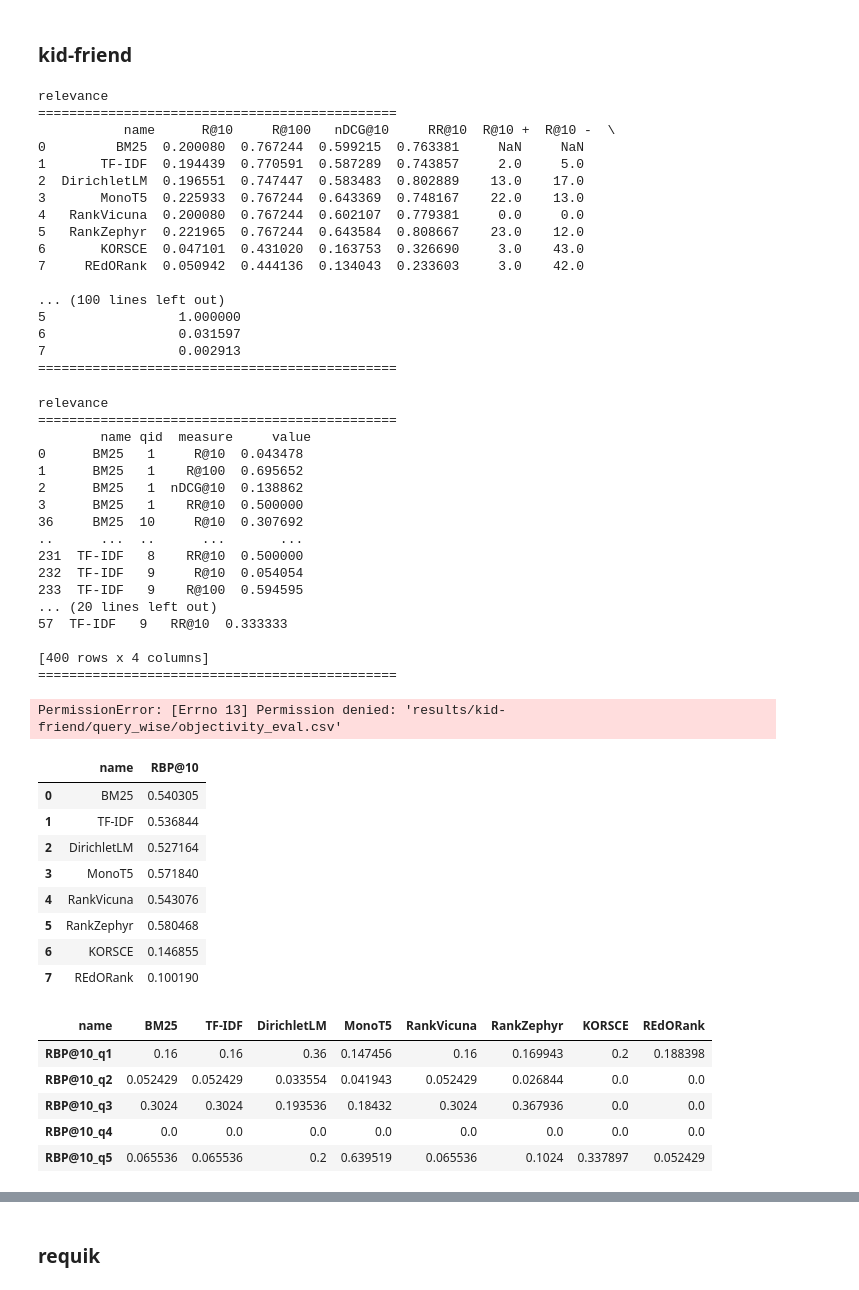
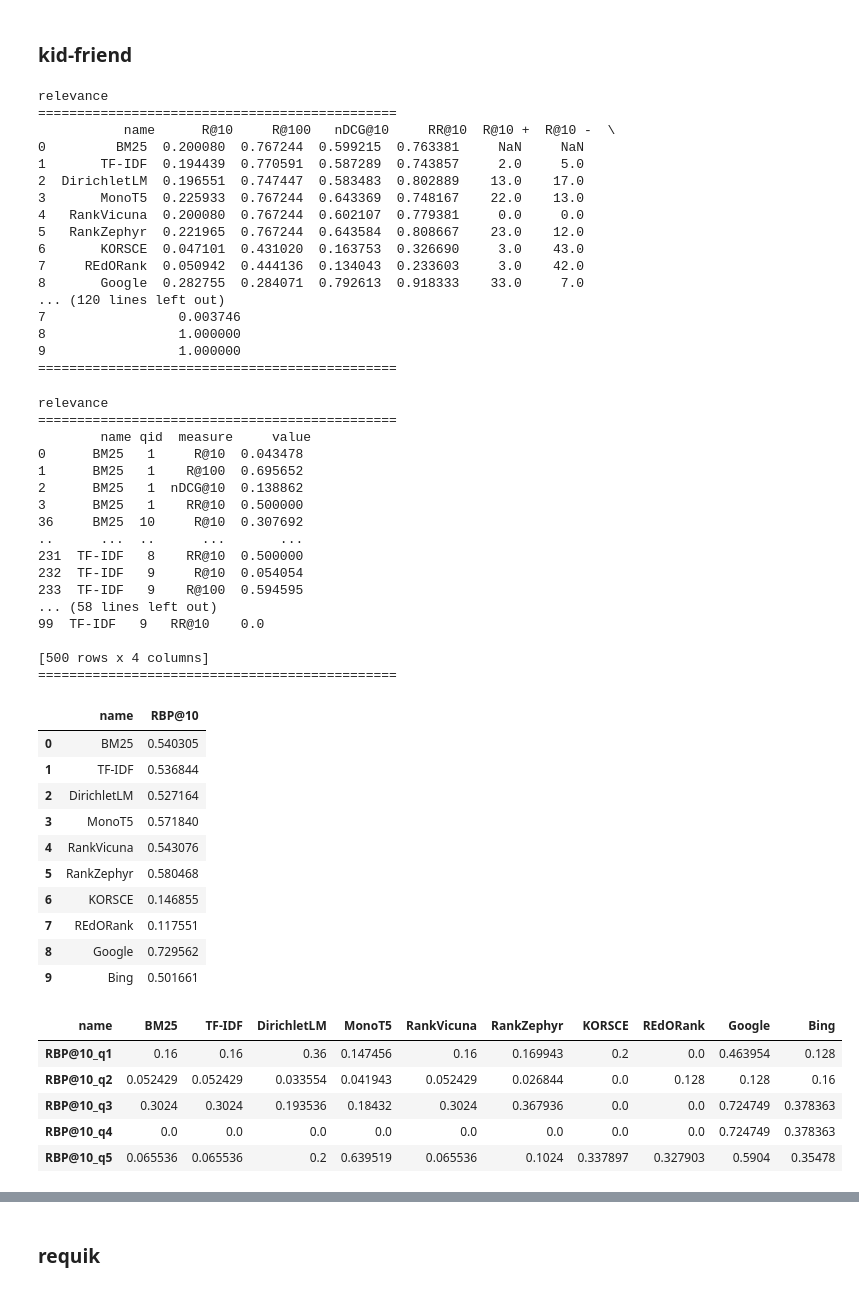
Before and after one commit to SOLandChildren/ChildCenteredEvaluation, a Jupyter notebook: code/evaluation.ipynb, the cells around one changed output, grey strips where cells are left out. Saved outputs shown, nothing was run; the diff lists cells and outputs as text; code cells hidden in the pictures.

Commit message:
Added other evaluation metrics for traditional evaluation

```diff
--- a/code/evaluation.ipynb
+++ b/code/evaluation.ipynb
@@ -73,7 +101,7 @@ requik_korsce.head()
 # %%
 import pyterrier as pt
 from pathlib import Path
-from pyterrier.measures import RR, nDCG, R
+from pyterrier.measures import RR, nDCG, R, P
 from utils import get_ranked_lists
 import pandas as pd
 
@@ -96,15 +124,15 @@ for qrel in qrels:
     kf_qrel_file["qid"] = kf_qrel_file["qid"].astype(str)
 
     if qrel == "relevance":
-        metrics = [RR @ 10, nDCG @ 10, R @ 100, R @ 10]
+        metrics = [RR @ 10, nDCG @ 10, R @ 100, R @ 10, P@10]
     else:
         metrics = [RR@10]
 
     kf_results = pt.Experiment(
-        retr_systems = get_ranked_lists("results/kid-friend/"),
+        retr_systems = get_ranked_lists("results/kid-friend/", dataset_name="kidfriend"),
         topics = kf_queries,
         qrels = kf_qrel_file,
-        names=["BM25", "TF-IDF", "DirichletLM", "MonoT5", "RankVicuna", "RankZephyr", "KORSCE", "REdORank"],
+        names=["BM25", "TF-IDF", "DirichletLM", "MonoT5", "RankVicuna", "RankZephyr", "KORSCE", "REdORank", "Google", "Bing"],
         eval_metrics=metrics,
         save_dir=str(kf_results_dir),
         save_mode='reuse', # switch to overwrite if required,
@@ -126,16 +154,16 @@ relevance
 5   RankZephyr  0.221965  0.767244  0.643584  0.808667    23.0    12.0
 6       KORSCE  0.047101  0.431020  0.163753  0.326690     3.0    43.0
 7     REdORank  0.050942  0.444136  0.134043  0.233603     3.0    42.0
-
-... (100 lines left out)
-5                 1.000000
-6                 0.031597
-7                 0.002913
+8       Google  0.282755  0.284071  0.792613  0.918333    33.0     7.0
+... (120 lines left out)
+7                 0.003746
+8                 1.000000
+9                 1.000000
 ==============================================
 # %%
 import pyterrier as pt
 from pathlib import Path
-from pyterrier.measures import RR, nDCG, R
+from pyterrier.measures import RR, nDCG, R, P
 from utils import get_ranked_lists
 import pandas as pd
 
@@ -158,15 +186,15 @@ for qrel in qrels:
     kf_qrel_file["qid"] = kf_qrel_file["qid"].astype(str)
 
     if qrel == "relevance":
-        metrics = [RR @ 10, nDCG @ 10, R @ 100, R @ 10]
+        metrics = [RR @ 10, nDCG @ 10, R @ 100, R @ 10, P@10]
     else:
         metrics = [RR@10]
 
     kf_results = pt.Experiment(
-        retr_systems = get_ranked_lists("results/kid-friend/"),
+        retr_systems = get_ranked_lists("results/kid-friend/", dataset_name="kidfriend"),
         topics = kf_queries,
         qrels = kf_qrel_file,
-        names=["BM25", "TF-IDF", "DirichletLM", "MonoT5", "RankVicuna", "RankZephyr", "KORSCE", "REdORank"],
+        names=["BM25", "TF-IDF", "DirichletLM", "MonoT5", "RankVicuna", "RankZephyr", "KORSCE", "REdORank", "Google", "Bing"],
         eval_metrics=metrics,
         save_dir=str(kf_results_dir),
         save_mode='reuse', # switch to overwrite if required,
@@ -188,20 +216,19 @@ relevance
 231  TF-IDF   8    RR@10  0.500000
 232  TF-IDF   9     R@10  0.054054
 233  TF-IDF   9    R@100  0.594595
-... (20 lines left out)
-57  TF-IDF   9   RR@10  0.333333
+... (58 lines left out)
+99  TF-IDF   9   RR@10    0.0
 
-[400 rows x 4 columns]
+[500 rows x 4 columns]
 ==============================================
-PermissionError: [Errno 13] Permission denied: 'results/kid-friend/query_wise/objectivity_eval.csv'
 # %%
 import pyterrier as pt
 from utils import RBP, get_ranked_lists
 import pandas as pd
 
 
-kf_retriever_systems = get_ranked_lists("results/kid-friend/")
-kf_retriever_names = ["BM25", "TF-IDF", "DirichletLM", "MonoT5", "RankVicuna", "RankZephyr", "KORSCE", "REdORank"]
+kf_retriever_systems = get_ranked_lists("results/kid-friend/", dataset_name="kidfriend")
+kf_retriever_names = ["BM25", "TF-IDF", "DirichletLM", "MonoT5", "RankVicuna", "RankZephyr", "KORSCE", "REdORank", "Google", "Bing"]
 
 # kf_retriever_systems = [kid_friend_tf_idf]
 # kf_retriever_names = ["TF-IDF"]
@@ -227,42 +254,44 @@ kf_rbp_results_df
 | 4 | RankVicuna | 0.543076 |
 | 5 | RankZephyr | 0.580468 |
 | 6 | KORSCE | 0.146855 |
-| 7 | REdORank | 0.100190 |
+| 7 | REdORank | 0.117551 |
+| 8 | Google | 0.729562 |
+| 9 | Bing | 0.501661 |
 # %%
 import pyterrier as pt
 from utils import RBP, get_ranked_lists
 import pandas as pd
 
 
-kf_retriever_systems = get_ranked_lists("results/kid-friend/")
-kf_retriever_names = ["BM25", "TF-IDF", "DirichletLM", "MonoT5", "RankVicuna", "RankZephyr", "KORSCE", "REdORank"]
+kf_retriever_systems = get_ranked_lists("results/kid-friend/", dataset_name="kidfriend")
+kf_retriever_names = ["BM25", "TF-IDF", "DirichletLM", "MonoT5", "RankVicuna", "RankZephyr", "KORSCE", "REdORank", "Google", "Bing"]
 
 # kf_retriever_systems = [kid_friend_tf_idf]
 # kf_retriever_names = ["TF-IDF"]
 
 kf_queries = pd.read_csv("../data/kid-friend-en/en/inputs/topics.csv")
 kf_queries["qid"] = kf_queries["qid"].astype(str)
 kf_qrel_file = pd.read_csv("../data/kid-friend-en/en/qrels/qrels-relevance-binary.csv")
 kf_qrel_file["qid"] = kf_qrel_file["qid"].astype(str)
 
 kf_rbp_results = []
 for sys, name in zip(kf_retriever_systems, kf_retriever_names):
     score = RBP(topics=kf_queries, qrels=kf_qrel_file, retriever_system=sys, phi=0.8, perquery=True, k=10)
     kf_rbp_results.append([name]+score)
 
 kf_rbp_results_df_per_query = pd.DataFrame(kf_rbp_results, columns=["name"] + [f"RBP@10_q{i}" for i in range(1, len(score)+1)])
 kf_rbp_results_df_per_query = kf_rbp_results_df_per_query.T
 kf_rbp_results_df_per_query.columns = kf_rbp_results_df_per_query.iloc[0]
 kf_rbp_results_df_per_query = kf_rbp_results_df_per_query.iloc[1:]
 kf_rbp_results_df_per_query.to_csv("results/kid-friend/query_wise/RBP.csv", index=True)
 kf_rbp_results_df_per_query.head()
 # %% [output]
-| name | BM25 | TF-IDF | DirichletLM | MonoT5 | RankVicuna | RankZephyr | KORSCE | REdORank |
-| RBP@10_q1 | 0.16 | 0.16 | 0.36 | 0.147456 | 0.16 | 0.169943 | 0.2 | 0.188398 |
-| RBP@10_q2 | 0.052429 | 0.052429 | 0.033554 | 0.041943 | 0.052429 | 0.026844 | 0.0 | 0.0 |
-| RBP@10_q3 | 0.3024 | 0.3024 | 0.193536 | 0.18432 | 0.3024 | 0.367936 | 0.0 | 0.0 |
-| RBP@10_q4 | 0.0 | 0.0 | 0.0 | 0.0 | 0.0 | 0.0 | 0.0 | 0.0 |
-| RBP@10_q5 | 0.065536 | 0.065536 | 0.2 | 0.639519 | 0.065536 | 0.1024 | 0.337897 | 0.052429 |
+| name | BM25 | TF-IDF | DirichletLM | MonoT5 | RankVicuna | RankZephyr | KORSCE | REdORank | Google | Bing |
+| RBP@10_q1 | 0.16 | 0.16 | 0.36 | 0.147456 | 0.16 | 0.169943 | 0.2 | 0.0 | 0.463954 | 0.128 |
+| RBP@10_q2 | 0.052429 | 0.052429 | 0.033554 | 0.041943 | 0.052429 | 0.026844 | 0.0 | 0.128 | 0.128 | 0.16 |
+| RBP@10_q3 | 0.3024 | 0.3024 | 0.193536 | 0.18432 | 0.3024 | 0.367936 | 0.0 | 0.0 | 0.724749 | 0.378363 |
+| RBP@10_q4 | 0.0 | 0.0 | 0.0 | 0.0 | 0.0 | 0.0 | 0.0 | 0.0 | 0.724749 | 0.378363 |
+| RBP@10_q5 | 0.065536 | 0.065536 | 0.2 | 0.639519 | 0.065536 | 0.1024 | 0.337897 | 0.327903 | 0.5904 | 0.35478 |
 # %%
 from scipy.stats import ttest_rel
 import numpy as np
```
Also changed, not shown: parts of 31 cells of this notebook, 29 other files.
